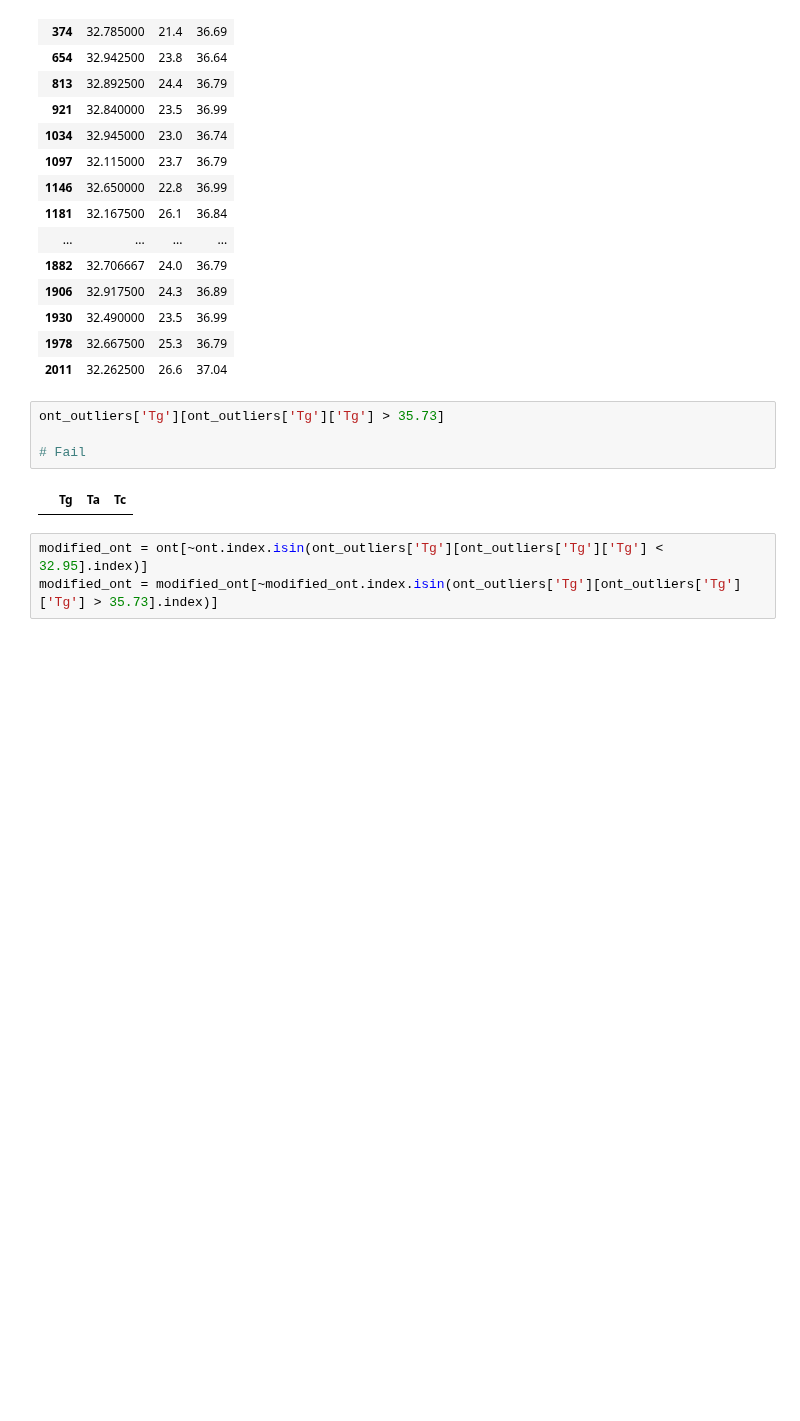
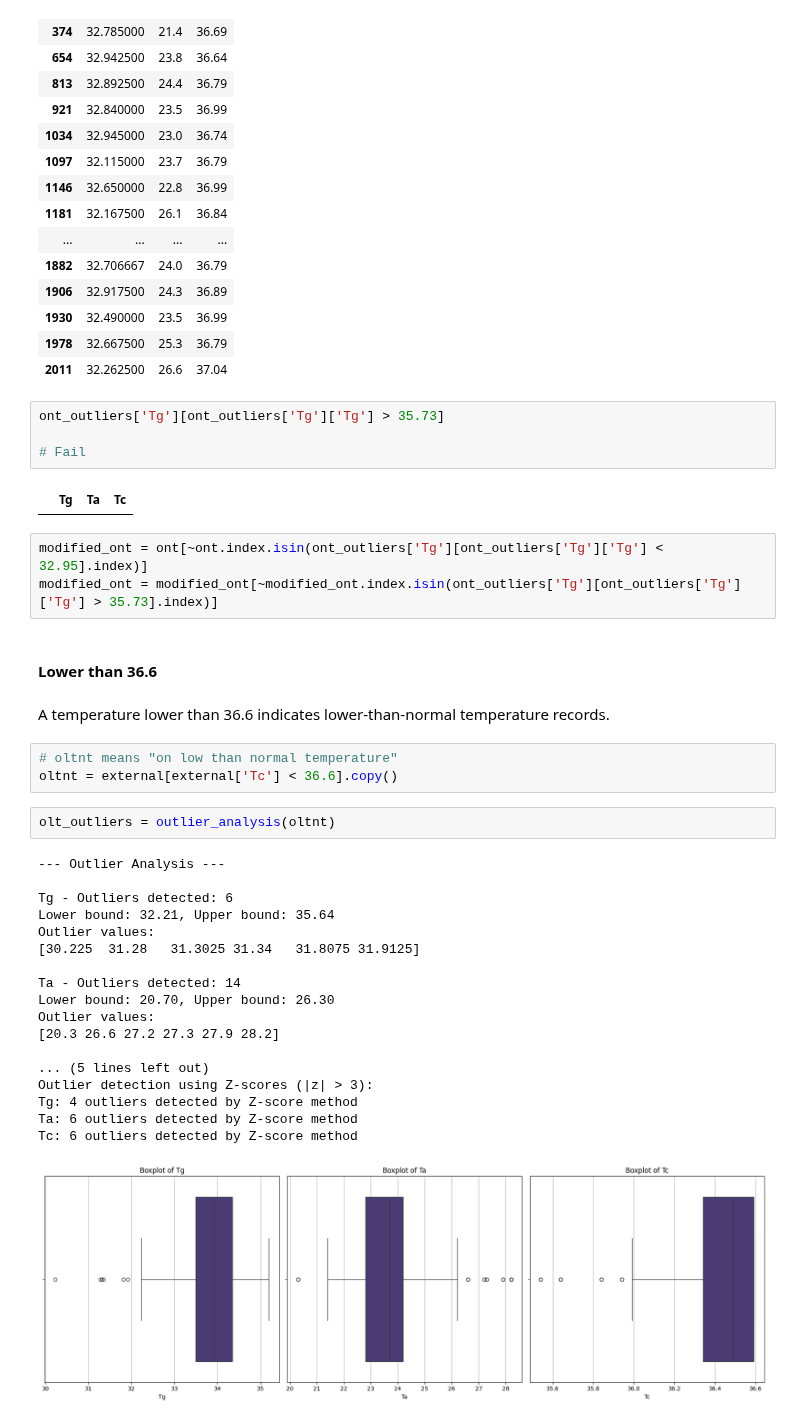
Before and after one commit to woaine/calcifer, a Jupyter notebook: notebooks/eda.ipynb, the cells around one changed output. Cells and saved outputs as stored; diff of their text form; blank space fills up the shorter version.

Commit message:
feat: add outlier analysis subsection indicating lower-than-normal temperature

```diff
--- a/notebooks/eda.ipynb
+++ b/notebooks/eda.ipynb
@@ -272,3 +272,31 @@ ont_outliers['Tg'][ont_outliers['Tg']['Tg'] > 35.73]
 # %%
 modified_ont = ont[~ont.index.isin(ont_outliers['Tg'][ont_outliers['Tg']['Tg'] < 32.95].index)]
 modified_ont = modified_ont[~modified_ont.index.isin(ont_outliers['Tg'][ont_outliers['Tg']['Tg'] > 35.73].index)]
+# %% [markdown]
+#### Lower than 36.6
+# %% [markdown]
+A temperature lower than 36.6 indicates lower-than-normal temperature records.
+# %%
+# oltnt means "on low than normal temperature"
+oltnt = external[external['Tc'] < 36.6].copy()
+# %%
+olt_outliers = outlier_analysis(oltnt)
+# %% [output]
+--- Outlier Analysis ---
+
+Tg - Outliers detected: 6
+Lower bound: 32.21, Upper bound: 35.64
+Outlier values:
+[30.225  31.28   31.3025 31.34   31.8075 31.9125]
+
+Ta - Outliers detected: 14
+Lower bound: 20.70, Upper bound: 26.30
+Outlier values:
+[20.3 26.6 27.2 27.3 27.9 28.2]
+
+... (5 lines left out)
+Outlier detection using Z-scores (|z| > 3):
+Tg: 4 outliers detected by Z-score method
+Ta: 6 outliers detected by Z-score method
+Tc: 6 outliers detected by Z-score method
+[figure, added]
```
Also changed, not shown: parts of 3 cells of this notebook.
